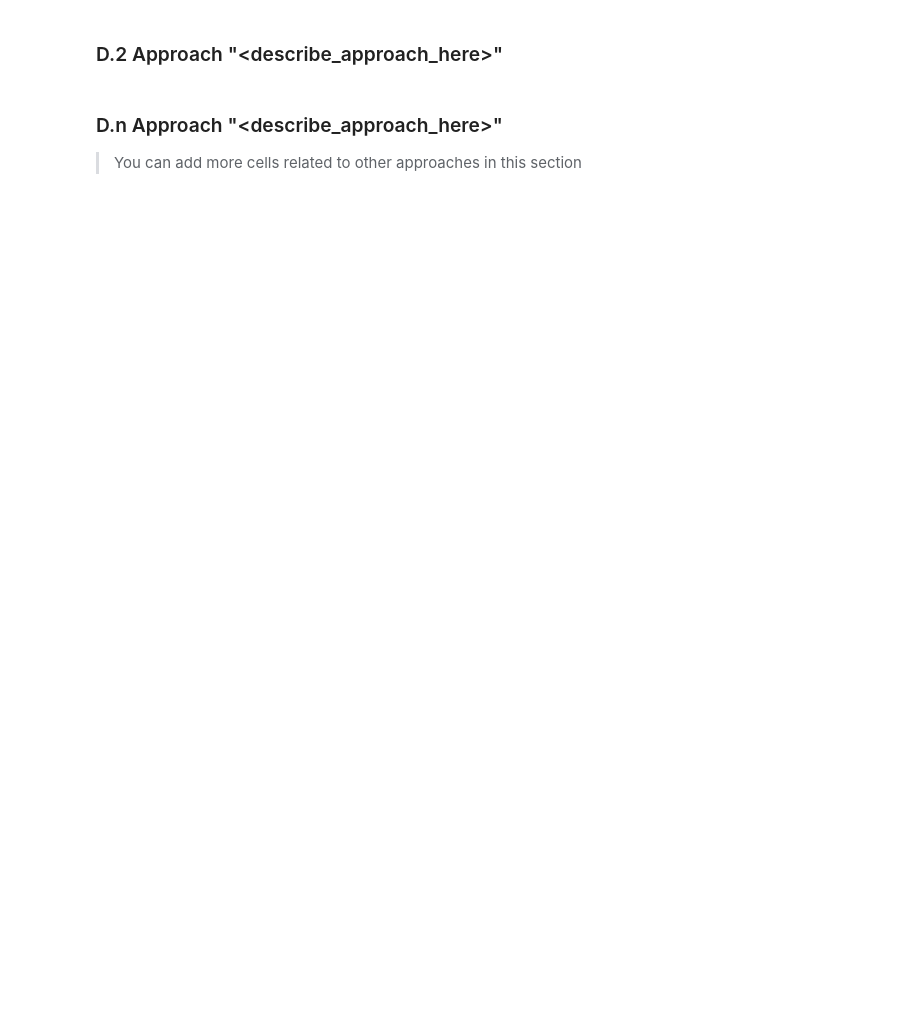
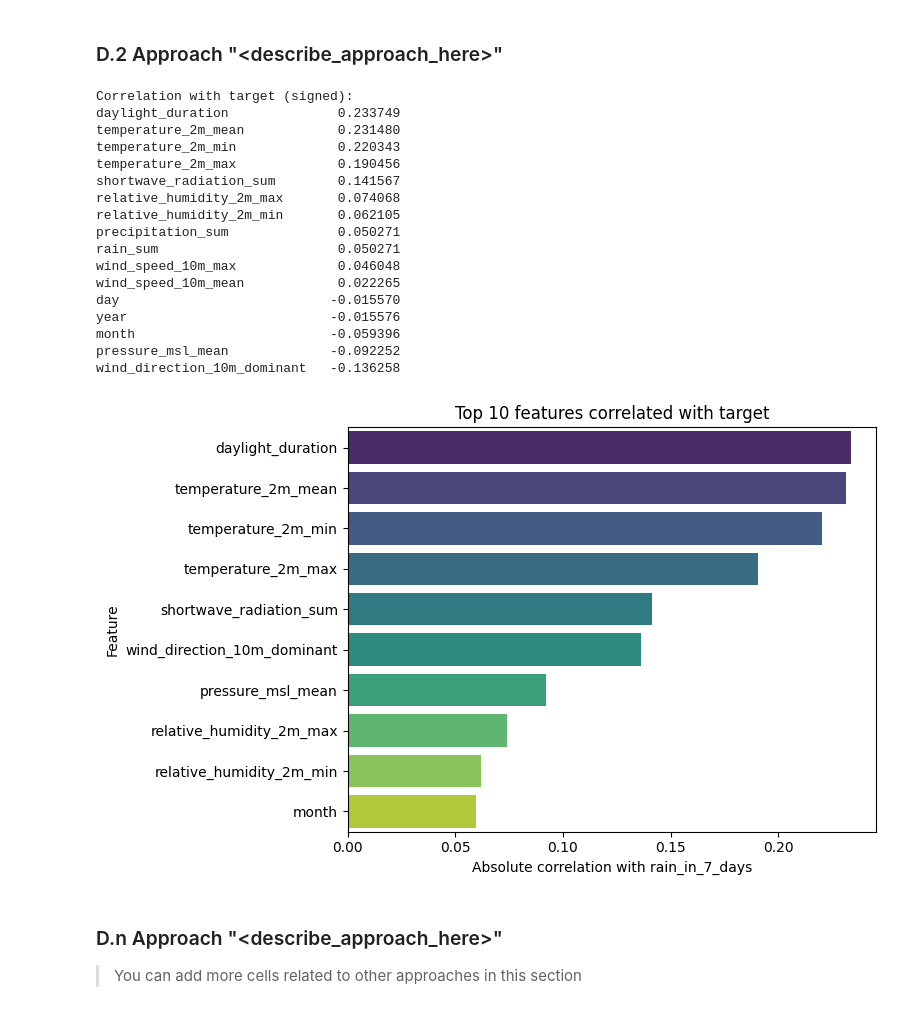
Before and after one commit to afraz-rupak/weather_forecast, a Jupyter notebook: notebooks/36120-25SP-AT2-student_id-experiment_rain.ipynb, the cells around one changed output. Saved outputs shown, nothing was run; the diff lists cells and outputs as text; code cells hidden in the pictures; blank space fills up the shorter version.

```diff
--- a/notebooks/36120-25SP-AT2-student_id-experiment_rain.ipynb
+++ b/notebooks/36120-25SP-AT2-student_id-experiment_rain.ipynb
@@ -83,6 +97,8 @@ print_tile(size="h3", key='stakeholders_expectations_explanations', value=stakeh
 ### C.1   Load Datasets
 # %%
 # <Student to fill this section>
+daily_df = pd.read_csv('../data/raw/daily_with_targets.csv')
+hourly_df = pd.read_csv('../data/raw/hourly_with_targets.csv')
 # %% [markdown]
 ### C.2 Define Target variable
 # %%
@@ -94,0 +121,2 @@ Explain the rationale on the definition of the target variable according to your
+# %%
+target_col = 'rain_in_7_days'
@@ -163,3 +153,9 @@ print_tile(size="h3", key='feature_n_insights', value=feature_n_insights)
+# %%
+
+daily_df['date'] = pd.to_datetime(daily_df['date'], format='%Y-%m-%d', errors='coerce')
+daily_df['day'] = daily_df['date'].dt.day
+daily_df['month'] = daily_df['date'].dt.month
+daily_df['year'] = daily_df['date'].dt.year
 # %%
 # <Student to fill this section>
 feature_selection_1_insights = """
@@ -172,6 +168,54 @@ print_tile(size="h3", key='feature_selection_1_insights', value=feature_selectio
 ### D.2 Approach "\<describe_approach_here\>"
 # %%
 # <Student to fill this section>
+# %%
+
+assert target_col in daily_df.columns, f"Target column '{target_col}' not found in daily_df."
+
+numeric_cols = daily_df.select_dtypes(include=[np.number]).columns
+corr_matrix = daily_df[numeric_cols].corr(numeric_only=True)
+
+# Correlations with target (signed) and by absolute magnitude
+target_corr = corr_matrix[target_col].drop(labels=[target_col]).sort_values(ascending=False)
+abs_target_corr = target_corr.abs().sort_values(ascending=False)
+
+print("Correlation with target (signed):")
+print(target_corr.to_string())
+
+# Plot top 10 features by absolute correlation
+top_n = 10
+top_features = abs_target_corr.head(top_n).index
+plt.figure(figsize=(8, 5))
+sns.barplot(
+    x=abs_target_corr.loc[top_features].values,
+    y=top_features,
+    orient='h',
+    palette='viridis'
+)
+plt.xlabel('Absolute correlation with rain_in_7_days')
+plt.ylabel('Feature')
+plt.title(f'Top {min(top_n, len(top_features))} features correlated with target')
+plt.tight_layout()
+plt.show()
+# %% [output]
+Correlation with target (signed):
+daylight_duration              0.233749
+temperature_2m_mean            0.231480
+temperature_2m_min             0.220343
+temperature_2m_max             0.190456
+shortwave_radiation_sum        0.141567
+relative_humidity_2m_max       0.074068
+relative_humidity_2m_min       0.062105
+precipitation_sum              0.050271
+rain_sum                       0.050271
+wind_speed_10m_max             0.046048
+wind_speed_10m_mean            0.022265
+day                           -0.015570
+year                          -0.015576
+month                         -0.059396
+pressure_msl_mean             -0.092252
+wind_direction_10m_dominant   -0.136258
+[figure, added]
 # %%
 # <Student to fill this section>
 feature_selection_2_insights = """
```
Also changed, not shown: parts of 82 cells of this notebook, 13 other files.
